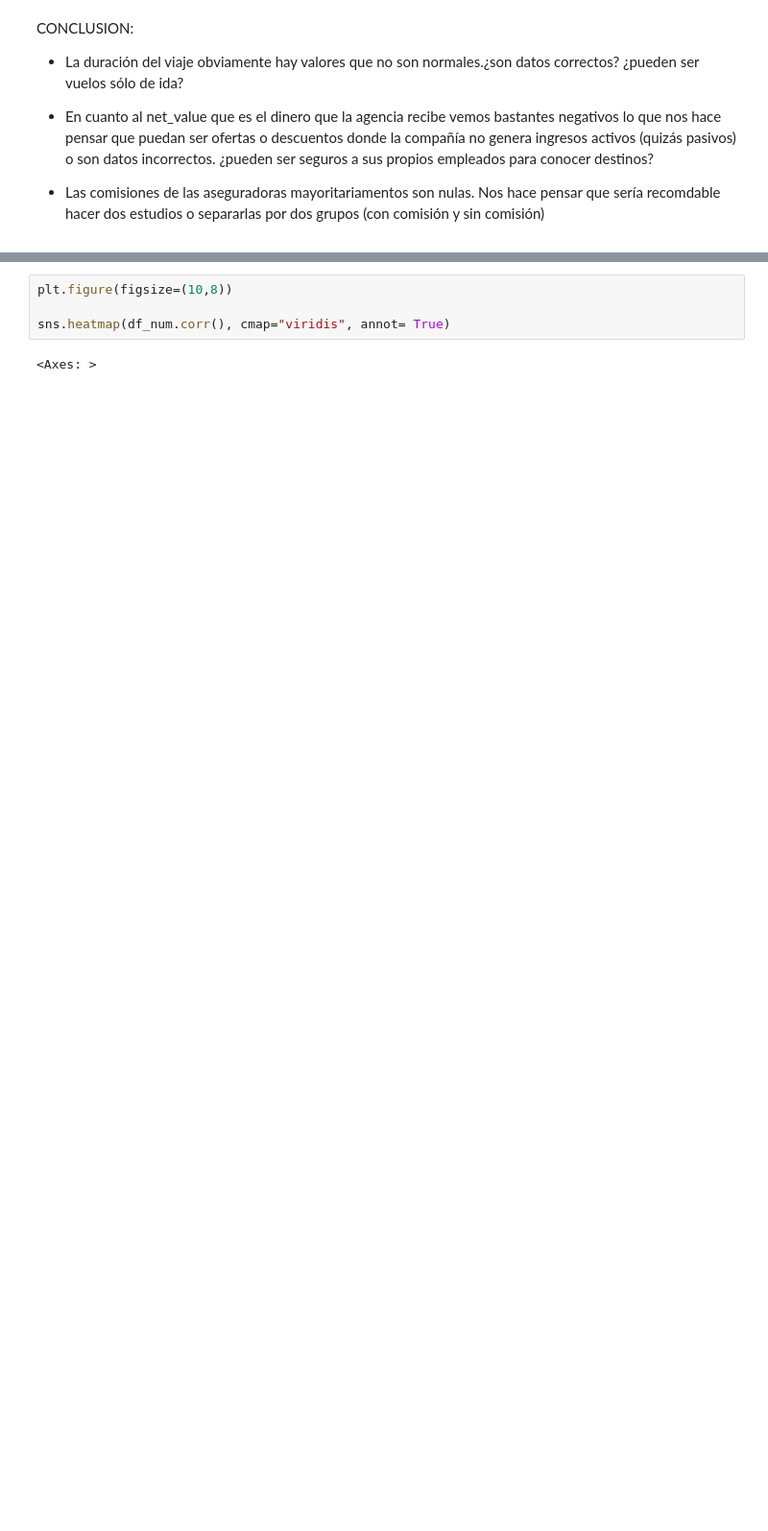
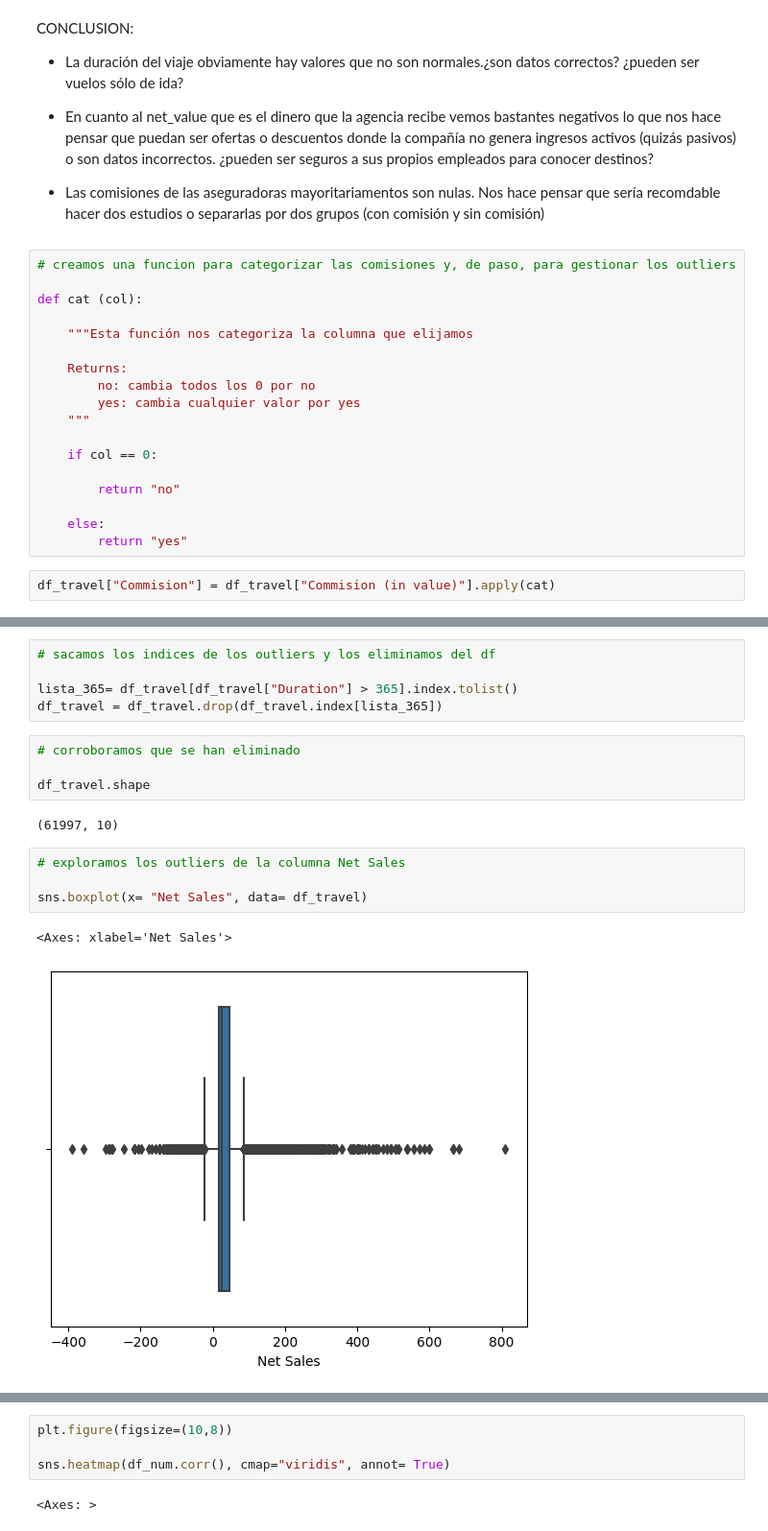
Before and after one commit to NataliaBarquin/Adalab_Pair_programming_5_machine_learning, a Jupyter notebook: Pair_RLO1_EDA.ipynb, the cells around one changed output, grey strips where cells are left out. Shown at 96% size. Cells and saved outputs as stored; diff of their text form; blank space fills up the shorter version.

Commit message:
outliers r_lo

```diff
--- a/Pair_RLO1_EDA.ipynb
+++ b/Pair_RLO1_EDA.ipynb
@@ -286,4 +286,24 @@ CONCLUSION:
 - En cuanto al net_value que es el dinero que la agencia recibe vemos bastantes negativos lo que nos hace pensar que puedan ser ofertas o descuentos donde la compañía no genera ingresos activos (quizás pasivos) o son datos incorrectos. ¿pueden ser seguros a sus propios empleados para conocer destinos?
 
 - Las comisiones de las aseguradoras mayoritariamentos son nulas. Nos hace pensar que sería recomdable hacer dos estudios o separarlas por dos grupos (con comisión y sin comisión)
+# %%
+# creamos una funcion para categorizar las comisiones y, de paso, para gestionar los outliers
+
+def cat (col):
+
+    """Esta función nos categoriza la columna que elijamos
+
+    Returns:
+        no: cambia todos los 0 por no
+        yes: cambia cualquier valor por yes
+    """
+
+    if col == 0:
+
+        return "no"
+
+    else:
+        return "yes"
+# %%
+df_travel["Commision"] = df_travel["Commision (in value)"].apply(cat)
 # %%
@@ -309,0 +332,18 @@ dtype: int64
+# %%
+# sacamos los indices de los outliers y los eliminamos del df
+
+lista_365= df_travel[df_travel["Duration"] > 365].index.tolist()
+df_travel = df_travel.drop(df_travel.index[lista_365])
+# %%
+# corroboramos que se han eliminado
+
+df_travel.shape
+# %% [output]
+(61997, 10)
+# %%
+# exploramos los outliers de la columna Net Sales
+
+sns.boxplot(x= "Net Sales", data= df_travel)
+# %% [output]
+<Axes: xlabel='Net Sales'>
+[figure, added]
```
Also changed, not shown: parts of 7 cells of this notebook.
